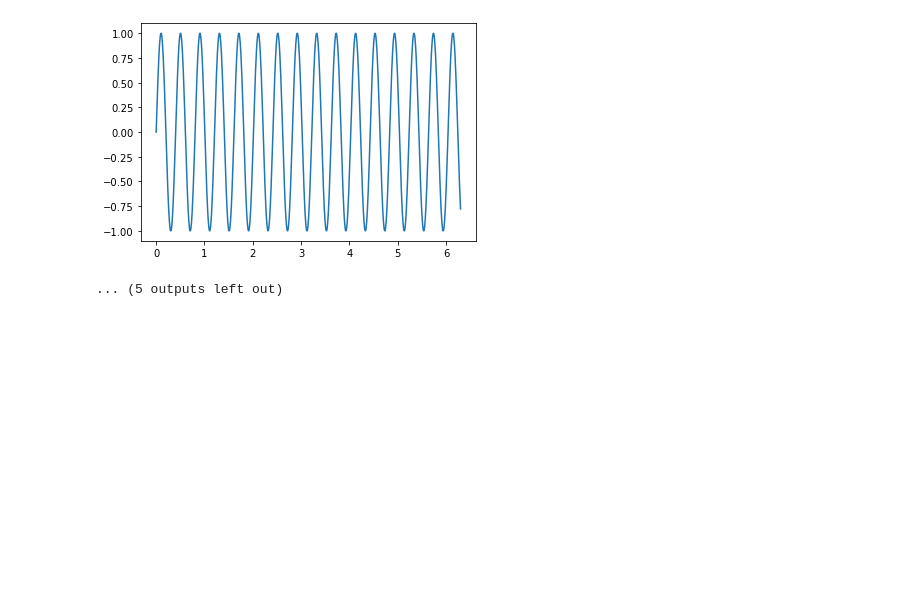
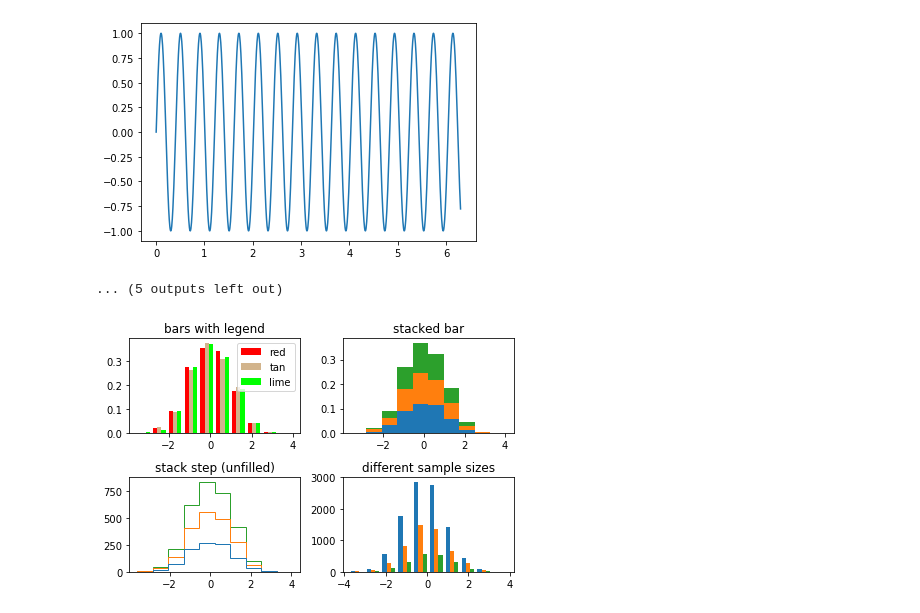
Before and after one commit to 13guff13/ml-intro, a Jupyter notebook: interactive ipywidgets.ipynb, the cells around one changed output. Cells and saved outputs as stored; diff of their text form; code cells hidden in the pictures; blank space fills up the shorter version.

Commit message:
add: histograms

```diff
--- a/interactive ipywidgets.ipynb
+++ b/interactive ipywidgets.ipynb
@@ -28,3 +28,34 @@ interactive(f1, x=(0.0,20.0,0.2))
 import ipywidgets as ws
 # %%
 ws.IntSlider()
+# %%
+import numpy as np
+import matplotlib.pyplot as plt
+
+np.random.seed(19680801)
+
+n_bins = 10
+x = np.random.randn(1000, 3)
+
+fig, ((ax0, ax1), (ax2, ax3)) = plt.subplots(nrows=2, ncols=2)
+
+colors = ['red', 'tan', 'lime']
+ax0.hist(x, n_bins, density=True, histtype='bar', color=colors, label=colors)
+ax0.legend(prop={'size': 10})
+ax0.set_title('bars with legend')
+
+ax1.hist(x, n_bins, density=True, histtype='bar', stacked=True)
+ax1.set_title('stacked bar')
+
+ax2.hist(x, n_bins, histtype='step', stacked=True, fill=False)
+ax2.set_title('stack step (unfilled)')
+
+# Make a multiple-histogram of data-sets with different length.
+x_multi = [np.random.randn(n) for n in [10000, 5000, 2000]]
+ax3.hist(x_multi, n_bins, histtype='bar')
+ax3.set_title('different sample sizes')
+
+fig.tight_layout()
+plt.show()
+# %% [output]
+[figure, added]
```
Also changed, not shown: 2 other files.
